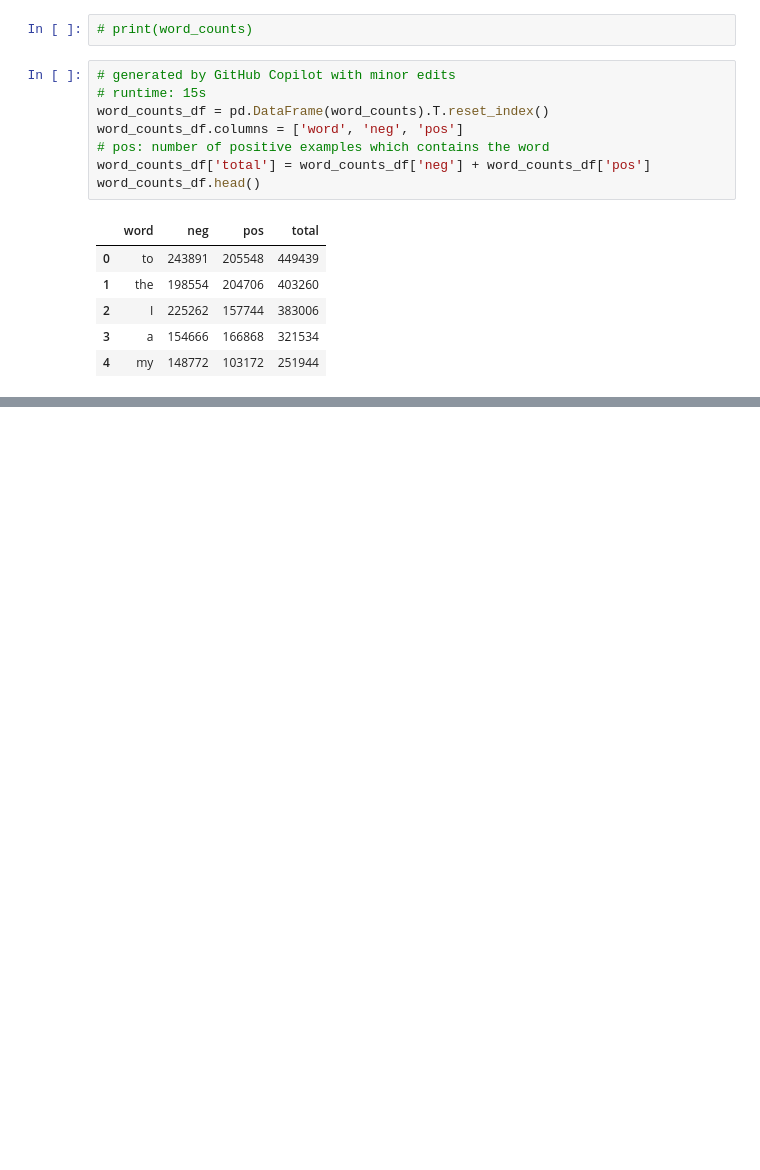
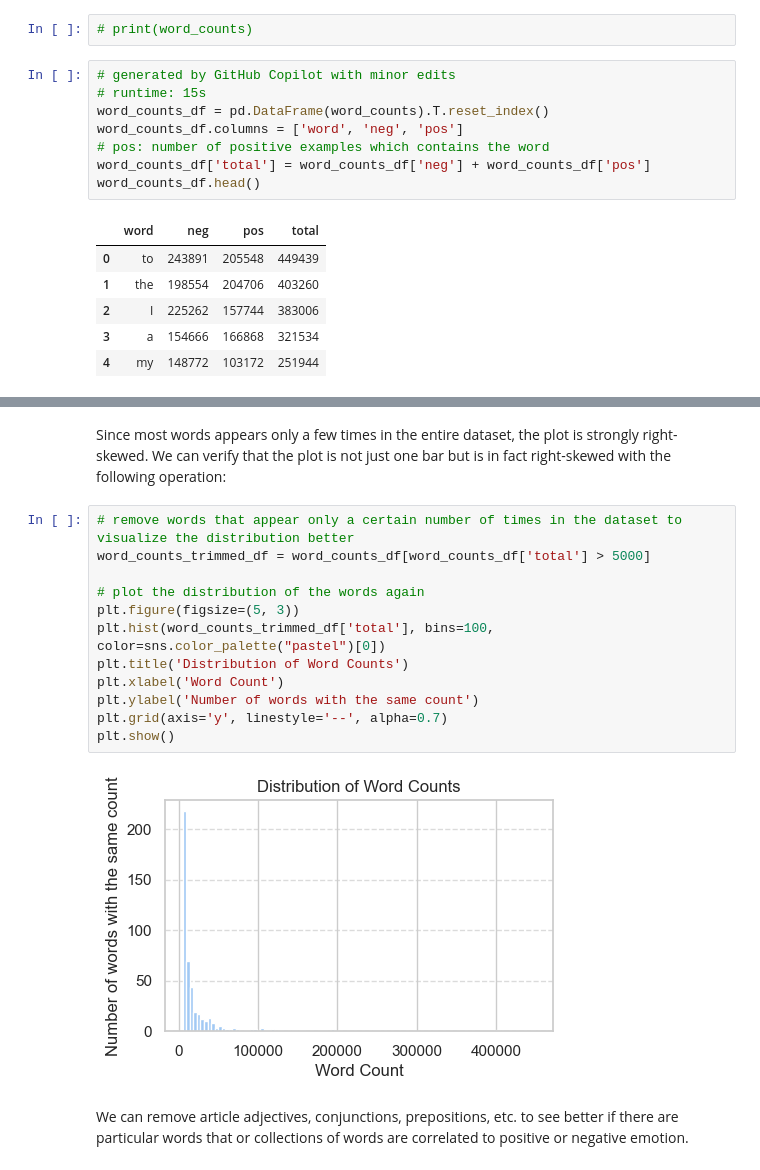
Before and after one commit to I7T5/SentimentNLP, a Jupyter notebook: project.ipynb, the cells around one changed output, grey strips where cells are left out. Saved outputs shown, nothing was run; the diff lists cells and outputs as text; blank space fills up the shorter version.

```diff
--- a/project.ipynb
+++ b/project.ipynb
@@ -160,0 +161,18 @@ plt.show()
+# %% [markdown]
+Since most words appears only a few times in the entire dataset, the plot is strongly right-skewed. We can verify that the plot is not just one bar but is in fact right-skewed with the following operation:
+# %%
+# remove words that appear only a certain number of times in the dataset to visualize the distribution better
+word_counts_trimmed_df = word_counts_df[word_counts_df['total'] > 5000]
+
+# plot the distribution of the words again
+plt.figure(figsize=(5, 3))
+plt.hist(word_counts_trimmed_df['total'], bins=100, color=sns.color_palette("pastel")[0])
+plt.title('Distribution of Word Counts')
+plt.xlabel('Word Count')
+plt.ylabel('Number of words with the same count')
+plt.grid(axis='y', linestyle='--', alpha=0.7)
+plt.show()
+# %% [output]
+[figure, added]
+# %% [markdown]
+We can remove article adjectives, conjunctions, prepositions, etc. to see better if there are particular words that or collections of words are correlated to positive or negative emotion.
```
Also changed, not shown: parts of 9 cells of this notebook.
